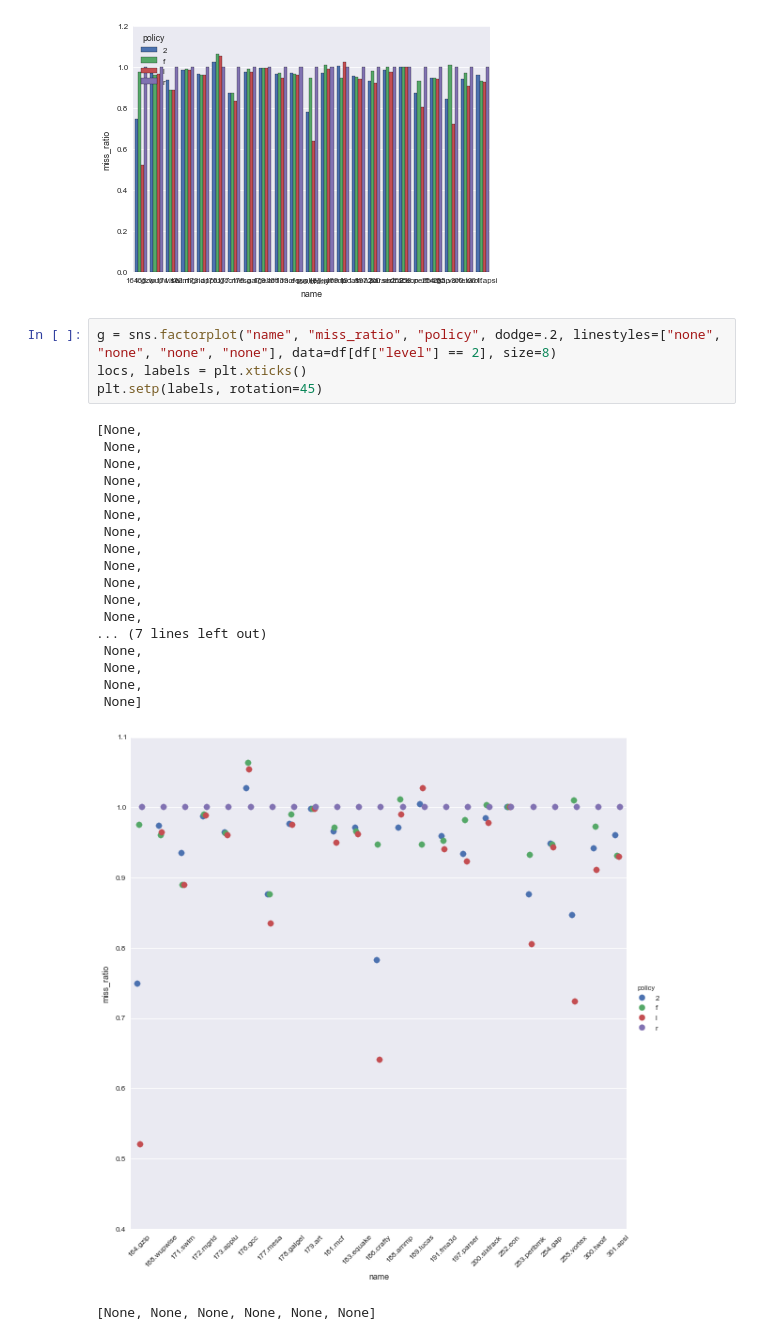
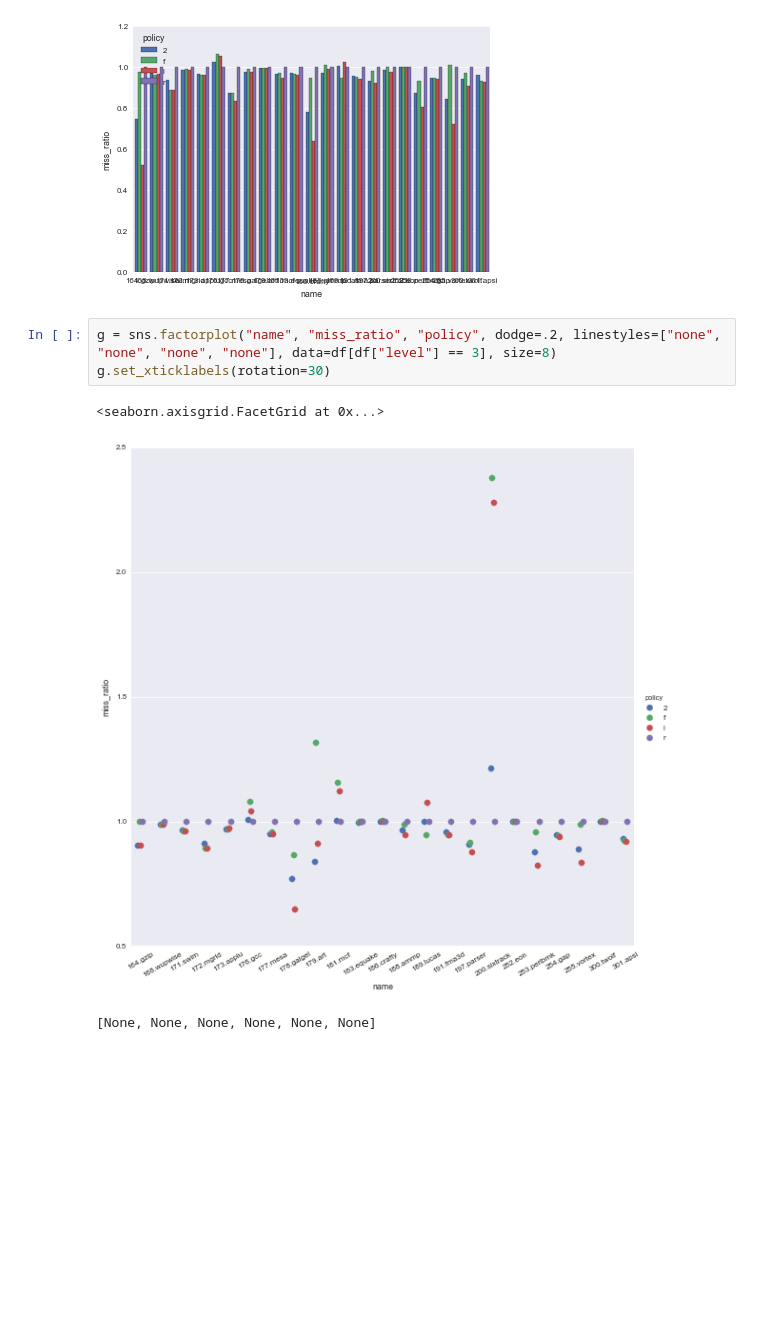
Before and after one commit to danluu/dineroIV, a Jupyter notebook: traces/spec/Plot.ipynb, the cells around one changed output. Drawn from its saved outputs; the diff is of its cells as text; blank space fills up the shorter version.

```diff
--- a/traces/spec/Plot.ipynb
+++ b/traces/spec/Plot.ipynb
@@ -27,28 +27,11 @@ g = sns.barplot("name", "miss_ratio", "policy", data=df[df["level"] == 2])
 # %% [output]
 [figure]
 # %%
-g = sns.factorplot("name", "miss_ratio", "policy", dodge=.2, linestyles=["none", "none", "none", "none"], data=df[df["level"] == 2], size=8)
-locs, labels = plt.xticks()
-plt.setp(labels, rotation=45)
+g = sns.factorplot("name", "miss_ratio", "policy", dodge=.2, linestyles=["none", "none", "none", "none"], data=df[df["level"] == 3], size=8)
+g.set_xticklabels(rotation=30)
 # %% [output]
-[None,
- None,
- None,
- None,
- None,
- None,
- None,
- None,
- None,
- None,
- None,
- None,
-... (7 lines left out)
- None,
- None,
- None,
- None]
+<seaborn.axisgrid.FacetGrid at 0x...>
-[figure, old version]
+[figure, new version]
 # %%
 # %% [output]
 [None, None, None, None, None, None]
```
Also changed, not shown: 2 other files.
